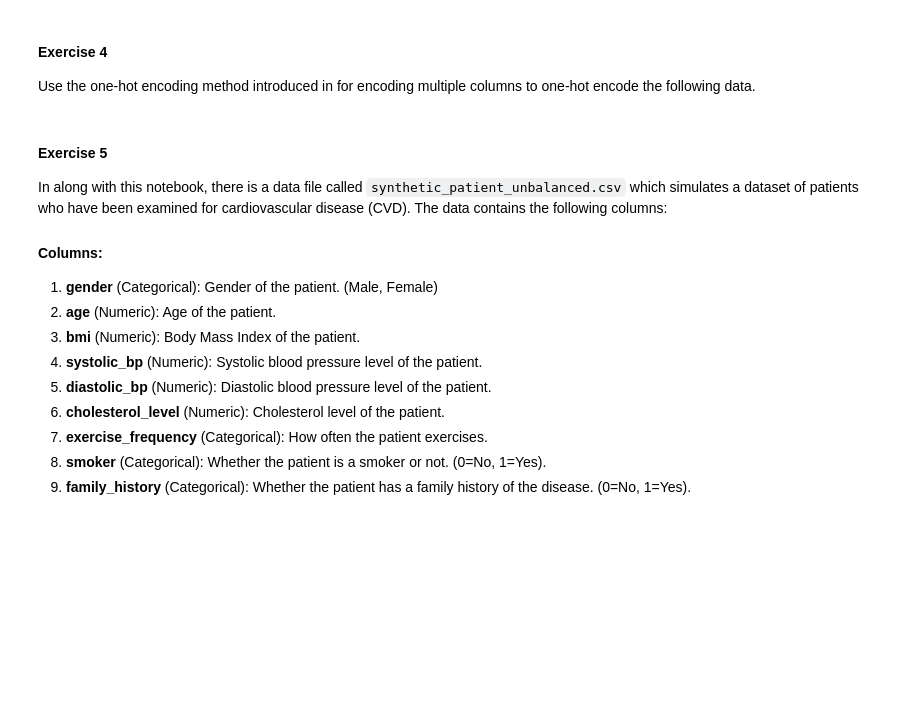
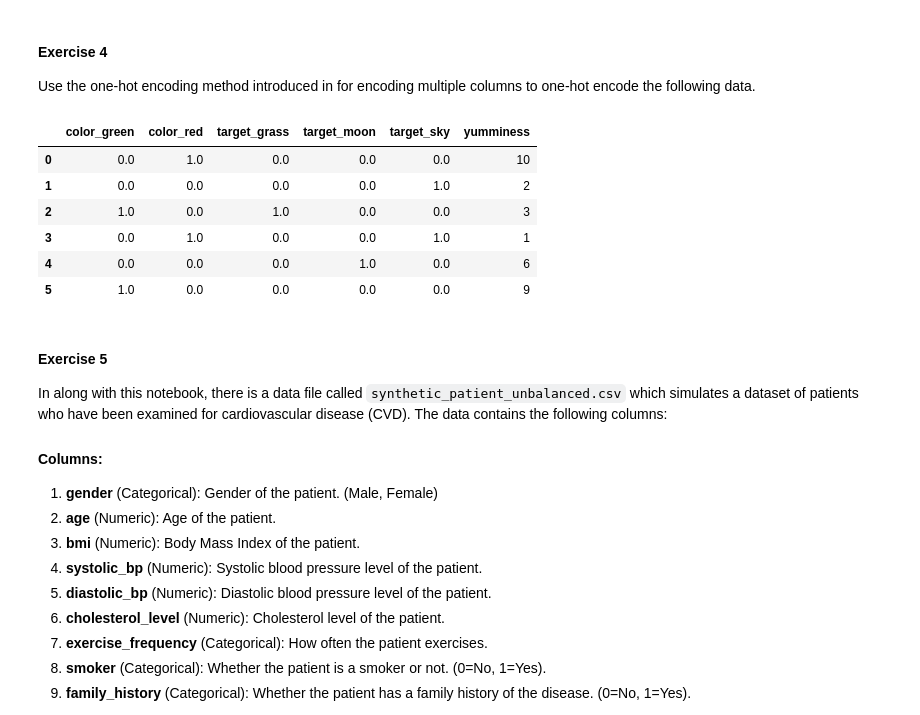
Before and after one commit to RFNolan-SU/master-lectures, a Jupyter notebook: 3-week3/lab-exercises.ipynb, the cells around one changed output. Cells and saved outputs as stored; diff of their text form; code cells hidden in the pictures; blank space fills up the shorter version.

```diff
--- a/3-week3/lab-exercises.ipynb
+++ b/3-week3/lab-exercises.ipynb
@@ -263,3 +255,41 @@ sample = pd.DataFrame({
+# %%
+sample = pd.DataFrame({
+    'color': ['red', 'blue', 'green', 'red', 'blue', 'green'],
+    'target': ['apple', 'sky', 'grass', 'sky', 'moon', 'apple'],
+    'yumminess': [10,2,3,1,6,9]
+})
+
+# Your code here
+# Assuming df is your DataFrame
+# Initialize an empty DataFrame to hold the transformed columns
+df_transformed = pd.DataFrame()
+
+# Loop through each column in the original DataFrame
+for col in sample.columns:
+    # Check if the column is of object or category type
+    if sample[col].dtype == 'object' or sample[col].dtype.name == 'category':
+        # Initialize the OneHotEncoder
+        encoder = OneHotEncoder(sparse_output=False, drop='first')
+
+        # Fit and transform the column and convert it to a DataFrame
+        one_hot_encoded = encoder.fit_transform(sample[[col]])
+        one_hot_df = pd.DataFrame(one_hot_encoded, columns=encoder.get_feature_names_out([col]))
+
+        # Concatenate the one-hot-encoded DataFrame to the transformed DataFrame
+        df_transformed = pd.concat([df_transformed, one_hot_df], axis=1)
+    else:
+        # If the column is not categorical, just copy it to the transformed DataFrame
+        df_transformed[col] = sample[col].copy()
+
+df_transformed
+# %% [output]
+|  | color_green | color_red | target_grass | target_moon | target_sky | yumminess |
+| 0 | 0.0 | 1.0 | 0.0 | 0.0 | 0.0 | 10 |
+| 1 | 0.0 | 0.0 | 0.0 | 0.0 | 1.0 | 2 |
+| 2 | 1.0 | 0.0 | 1.0 | 0.0 | 0.0 | 3 |
+| 3 | 0.0 | 1.0 | 0.0 | 0.0 | 1.0 | 1 |
+| 4 | 0.0 | 0.0 | 0.0 | 1.0 | 0.0 | 6 |
+| 5 | 1.0 | 0.0 | 0.0 | 0.0 | 0.0 | 9 |
 # %% [markdown]
 #### **Exercise 5**
 
```
Also changed, not shown: parts of 9 cells of this notebook.
